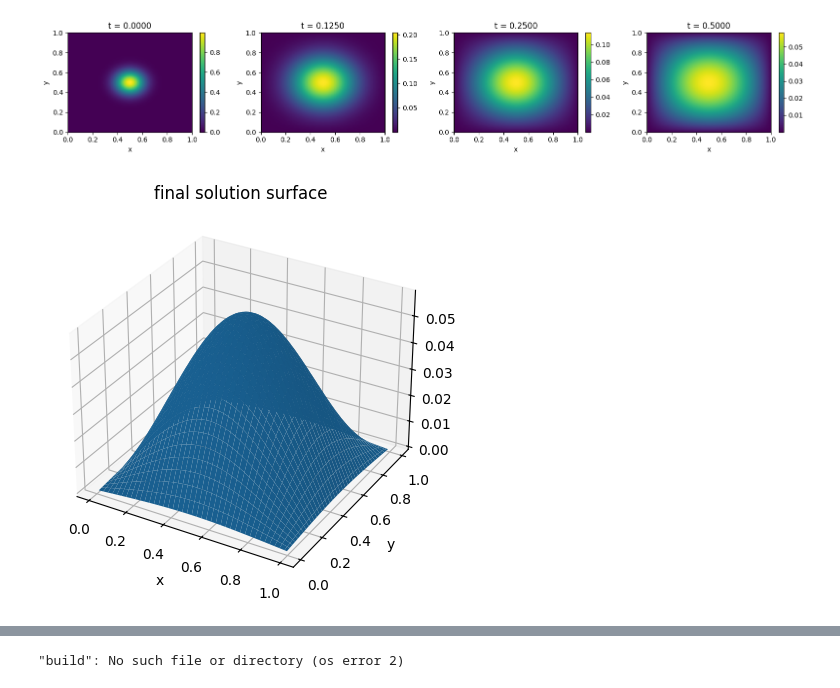
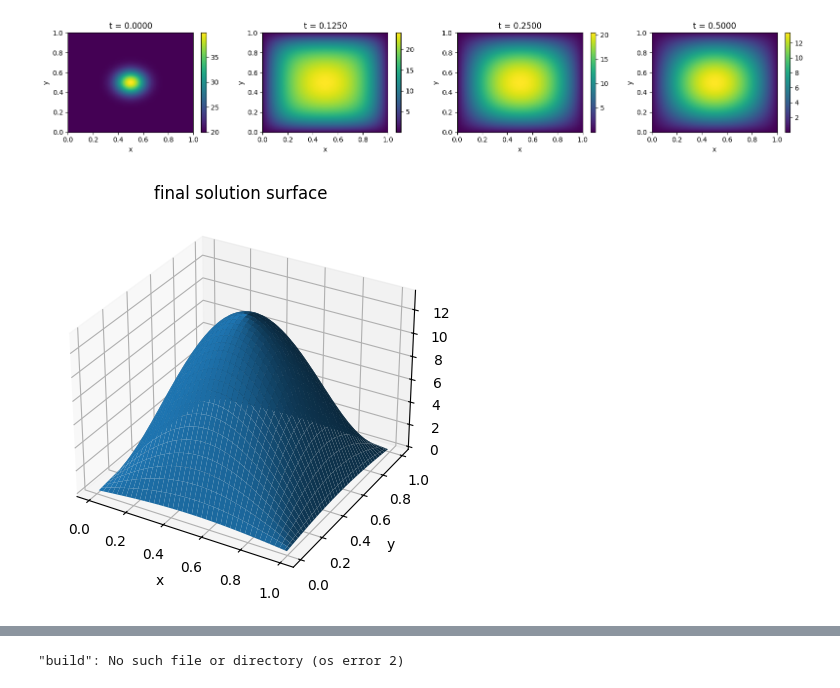
Before and after one commit to thorstenhater/sap, a Jupyter notebook: src/adi.ipynb, the cells around one changed output, grey strips where cells are left out. Saved outputs shown, nothing was run; the diff lists cells and outputs as text; code cells hidden in the pictures.

```diff
--- a/src/adi.ipynb
+++ b/src/adi.ipynb
@@ -197,8 +207,10 @@ def adi_diffusion(u0, D, Lx, Ly, Nx, Ny, dt, T, bc_func=None, source_func=None,
 import matplotlib.pyplot as plt
 from mpl_toolkits.mplot3d import Axes3D  # noqa: F401
 
+
 def gaussian_ic(X, Y, x0=0.5, y0=0.5, sigma=0.08):
-    return np.exp(-((X - x0) ** 2 + (Y - y0) ** 2) / (2.0 * sigma ** 2))
+    return 20 * np.exp(-((X - x0) ** 2 + (Y - y0) ** 2) / (2.0 * sigma**2)) + 20.0
+
 
 # domain and solver parameters
 Lx = 1.0
@@ -211,40 +223,50 @@ T = 0.5
 save_times = [0.0, T * 0.25, T * 0.5, T]
 
 x, y, snaps, u_final = adi_diffusion(
-    gaussian_ic, D, Lx, Ly, Nx, Ny, dt, T, bc_func=None, source_func=None, save_steps=save_times
+    gaussian_ic,
+    D,
+    Lx,
+    Ly,
+    Nx,
+    Ny,
+    dt,
+    T,
+    bc_func=None,
+    source_func=None,
+    save_steps=save_times,
 )
 
 # plot snapshots
 fig, axes = plt.subplots(1, len(save_times), figsize=(4 * len(save_times), 3))
 for ax, t in zip(axes, save_times):
     key = round(t, 10)
     if key == 0.0:
         u = gaussian_ic(*np.meshgrid(x, y))
     else:
         u = snaps.get(round(t, 10), None)
         if u is None:
             ks = sorted(list(snaps.keys()))
             u = snaps[ks[-1]]
-    im = ax.imshow(u, origin='lower', extent=[0, Lx, 0, Ly], aspect='auto')
+    im = ax.imshow(u, origin="lower", extent=[0, Lx, 0, Ly], aspect="auto")
     ax.set_title(f"t = {t:.4f}")
     ax.set_xlabel("x")
     ax.set_ylabel("y")
     fig.colorbar(im, ax=ax)
 plt.tight_layout()
 plt.show()
 
 # final 3D surface
 Xc, Yc = np.meshgrid(x, y)
 fig2 = plt.figure(figsize=(6, 5))
-ax3 = fig2.add_subplot(111, projection='3d')
+ax3 = fig2.add_subplot(111, projection="3d")
 ax3.plot_surface(Xc, Yc, u_final, linewidth=0, antialiased=True)
 ax3.set_title("final solution surface")
 ax3.set_xlabel("x")
 ax3.set_ylabel("y")
 ax3.set_zlabel("u")
 plt.show()
 # %% [output]
-[figure, old version]
+[figure, new version]
-[figure, old version]
+[figure, new version]
 # %%
 import numpy as np
```
Also changed, not shown: parts of 11 cells of this notebook, 38 other files.
